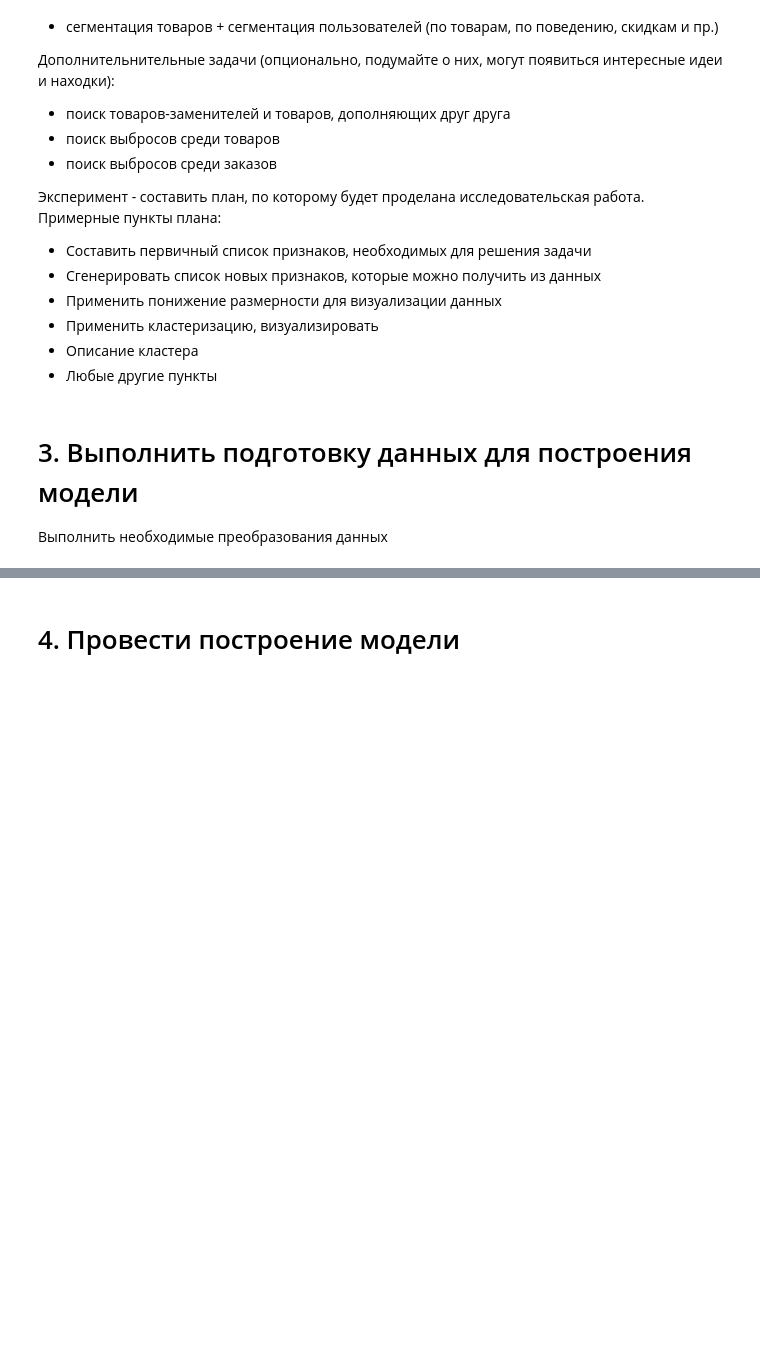
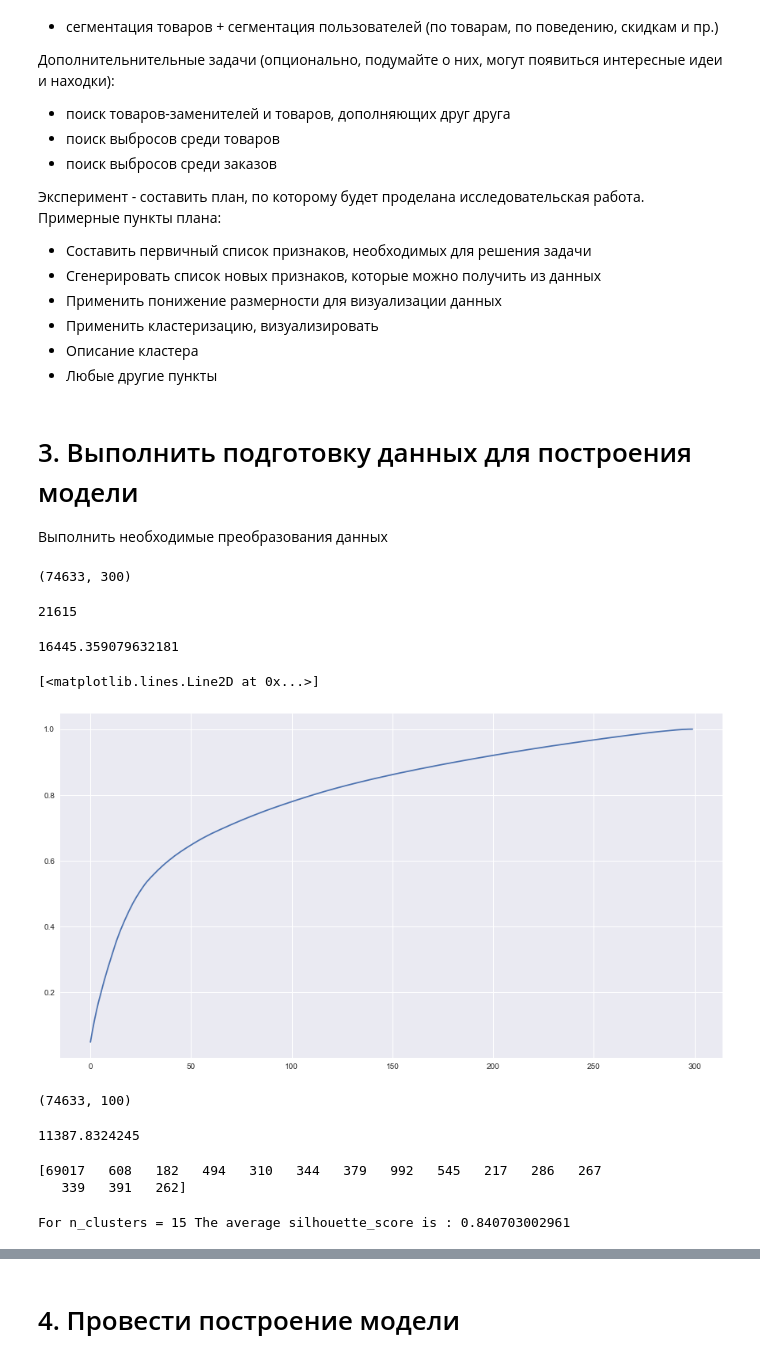
Before and after one commit to erlong15/bigdata_homework, a Jupyter notebook: homework6/homework_dimred.ipynb, the cells around one changed output, grey strips where cells are left out. Cells and saved outputs as stored; diff of their text form; code cells hidden in the pictures; blank space fills up the shorter version.

```diff
--- a/homework6/homework_dimred.ipynb
+++ b/homework6/homework_dimred.ipynb
@@ -126,0 +125,70 @@ analyze_df = model_pipe.transform(df)
+# %%
+from collections import Counter
+docs = []
+word_count = Counter()
+descs_unique = pd.DataFrame(df['NAME'].unique(), columns=['NAME'])
+for idx, row in descs_unique.iterrows():
+    desc = row['NAME']
+    desc = desc.replace('\xa0',' ').replace('&quot;','')
+    tokens = list(filter(lambda x: len(x) > 3, desc.split('. ')))
+    docs.append(Counter(tokens))
+    for t in tokens:
+        word_count[t] += 1
+# %%
+words_most = dict(word_count.most_common(300))
+docs_filtered = [{k: v for k, v in d.items() if k in words_most} for d in docs]
+# %%
+from sklearn.feature_extraction import DictVectorizer
+
+v = DictVectorizer(sparse=False)
+X = v.fit_transform(docs_filtered)
+# %%
+print(X.shape)
+np.count_nonzero(X)
+# %% [output]
+(74633, 300)
+21615
+# %%
+from sklearn.cluster import KMeans
+from sklearn.metrics import silhouette_score, silhouette_samples
+
+inertias = []
+silhs = []
+kmeans = KMeans(init='k-means++', n_clusters=15)
+kmeans.fit(X)
+clusters = kmeans.predict(X)
+kmeans.inertia_
+# %% [output]
+16445.359079632181
+# %%
+from sklearn.decomposition import PCA
+pca = PCA()
+pca.fit(X)
+cumsum = np.cumsum(pca.explained_variance_ratio_)
+plt.plot(cumsum)
+# %% [output]
+[<matplotlib.lines.Line2D at 0x...>]
+[figure, added]
+# %%
+pca = PCA(n_components=100)
+X_reduced = pca.fit_transform(X)
+X_reduced.shape
+# %% [output]
+(74633, 100)
+# %%
+kmeans = KMeans(init='k-means++', n_clusters=15)
+kmeans.fit(X_reduced)
+clusters = kmeans.predict(X_reduced)
+print(kmeans.inertia_)
+# %% [output]
+11387.8324245
+# %%
+print(np.bincount(clusters))
+# %% [output]
+[69017   608   182   494   310   344   379   992   545   217   286   267
+   339   391   262]
+# %%
+silhouette_avg = silhouette_score(X_reduced, clusters,sample_size=10000)
+print("For n_clusters =", 15, "The average silhouette_score is :", silhouette_avg)
+# %% [output]
+For n_clusters = 15 The average silhouette_score is : 0.840703002961
```
Also changed, not shown: parts of 12 cells of this notebook, 1 other file.
